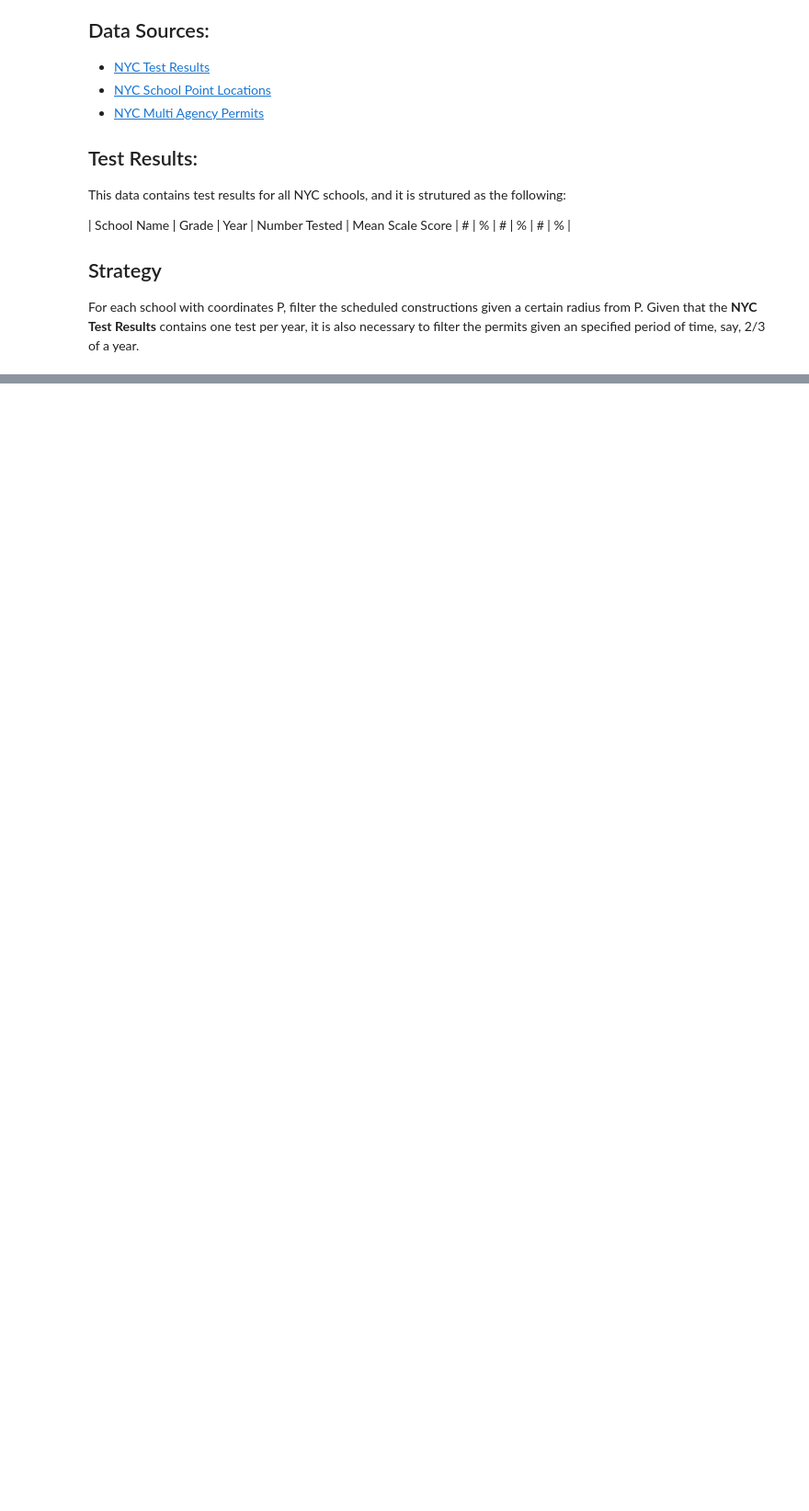
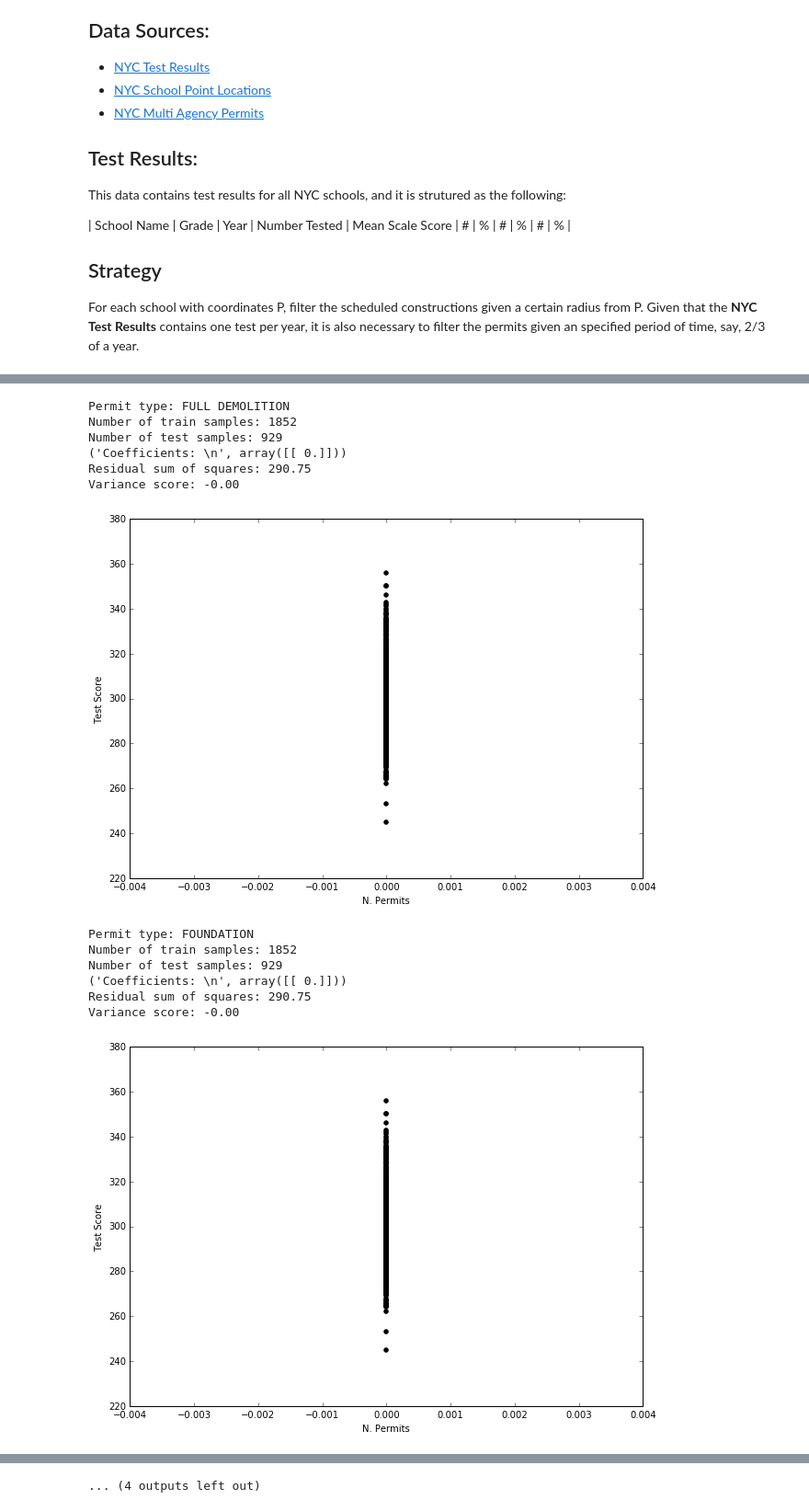
Before and after one commit to paulaceccon/nyc-noise-research, a Jupyter notebook: Analysis/ML Study.ipynb, the cells around one changed output, grey strips where cells are left out. Shown at 92% size. Cells and saved outputs as stored; diff of their text form; code cells hidden in the pictures; blank space fills up the shorter version.

```diff
--- a/Analysis/ML Study.ipynb
+++ b/Analysis/ML Study.ipynb
@@ -143,0 +250,23 @@ print permiters_data.values()
+# %%
+for key, value in permiters_data.iteritems():
+    print "Permit type:", key
+    school_train = get_school_data(value, ["All Grades"], ["2013", "2014"])
+    school_test = get_school_data(value, ["All Grades"], ["2015"])
+    print "Number of train samples:", len(school_train)
+    print "Number of test samples:", len(school_test)
+    linear_regr(school_train, school_test)
+# %% [output]
+Permit type: FULL DEMOLITION
+Number of train samples: 1852
+Number of test samples: 929
+('Coefficients: \n', array([[ 0.]]))
+Residual sum of squares: 290.75
+Variance score: -0.00
+[figure, added]
+Permit type: FOUNDATION
+Number of train samples: 1852
+Number of test samples: 929
+('Coefficients: \n', array([[ 0.]]))
+Residual sum of squares: 290.75
+Variance score: -0.00
+[figure, added]
@@ -143,0 +301 @@ print permiters_data.values()
+... (4 outputs left out)
```
Also changed, not shown: parts of 22 cells of this notebook, 4 other files.
